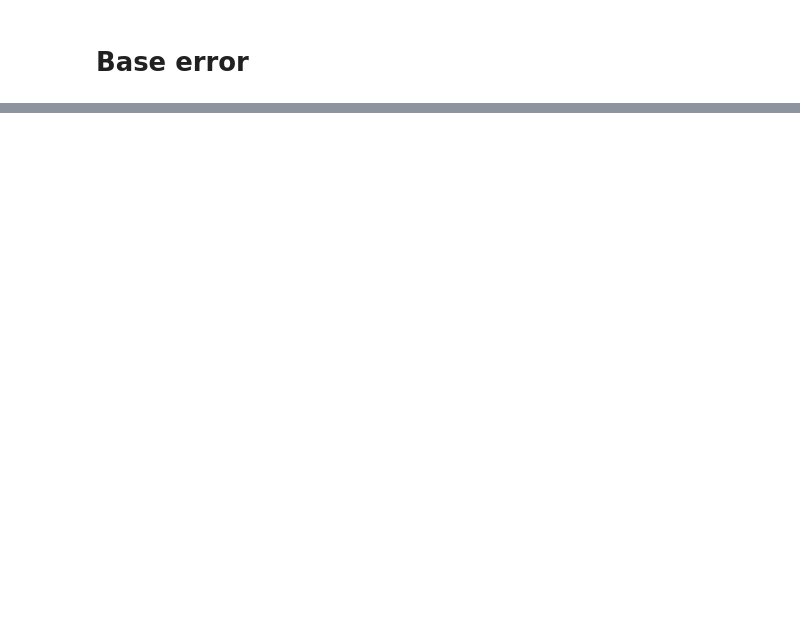
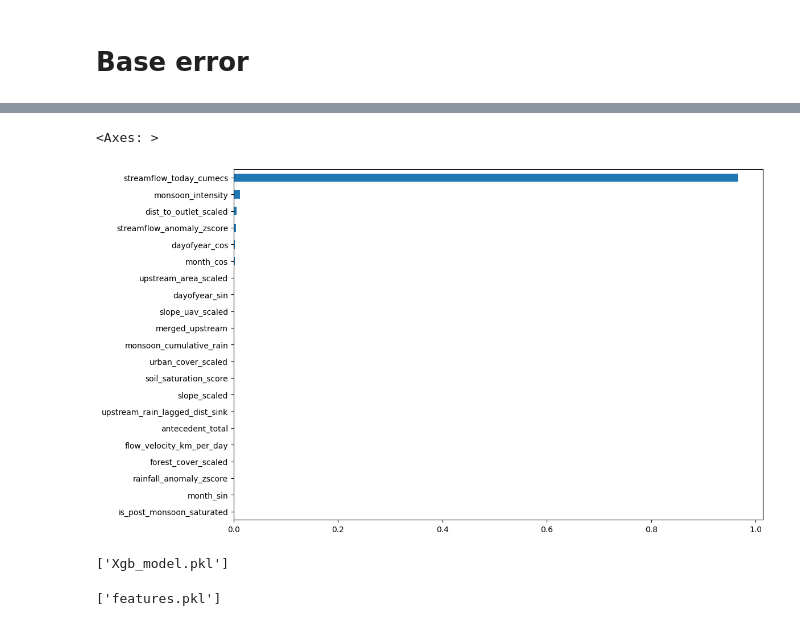
Before and after one commit to vaebhav10/Streamflow_prediction, a Jupyter notebook: notebooks/training.ipynb, the cells around one changed output, grey strips where cells are left out. Drawn from its saved outputs; the diff is of its cells as text; code cells hidden in the pictures; blank space fills up the shorter version.

Commit message:
Fixed data leakage and restructre project files

```diff
--- a/notebooks/training.ipynb
+++ b/notebooks/training.ipynb
@@ -440,2 +229,0 @@ light=LGBMRegressor()
-# %%
-light.fit(X_train_scaled,y_train)
@@ -511,0 +267,26 @@ sols1=grid_search.best_estimator_.predict(df1_scaled)
+# %%
+def training(Model, X_train,y_train,X_test,y_test):
+    result = []
+    saved_model = {}
+    import time
+
+    for name,model in Model.items():
+        start = time.perf_counter()
+        model.fit(X_train,y_train)
+        y_pred = model.predict(X_test)
+
+        mae = mean_absolute_error(y_test,y_pred)
+        mse = mean_squared_error(y_test,y_pred)
+        r2 = r2_score(y_test,y_pred)
+        end = time.perf_counter()
+        result.append({
+            'model':name,
+            'MAE':mae,
+            "RMSE":mse**0.5,
+            'R2_score/NSE':r2,
+            'Time_taken(s)' : end- start
+        })
+        saved_model[name]=model
+    return pd.DataFrame(result), saved_model
+# %%
+result,saved_model = training(models ,X_train,y_train,X_test,y_test)
@@ -511,0 +320,2 @@ sols1=grid_search.best_estimator_.predict(df1_scaled)
+# %%
+best_model = saved_model['xgb'] # G
@@ -511,0 +342,20 @@ sols1=grid_search.best_estimator_.predict(df1_scaled)
+# %%
+plt.figure(figsize = (12,8))
+(pd.Series((best_model.feature_importances_), index = X_train.columns).sort_values() ).plot(kind= 'barh')
+# %% [output]
+<Axes: >
+[figure, added]
+# %%
+import joblib
+joblib.dump(best_model,'Xgb_model.pkl')
+# %% [output]
+['Xgb_model.pkl']
+# %%
+import joblib
+feature_names = X_train.columns.tolist()
+joblib.dump(
+    feature_names,
+    "features.pkl"
+)
+# %% [output]
+['features.pkl']
```
Also changed, not shown: parts of 77 cells of this notebook, 17 other files.
